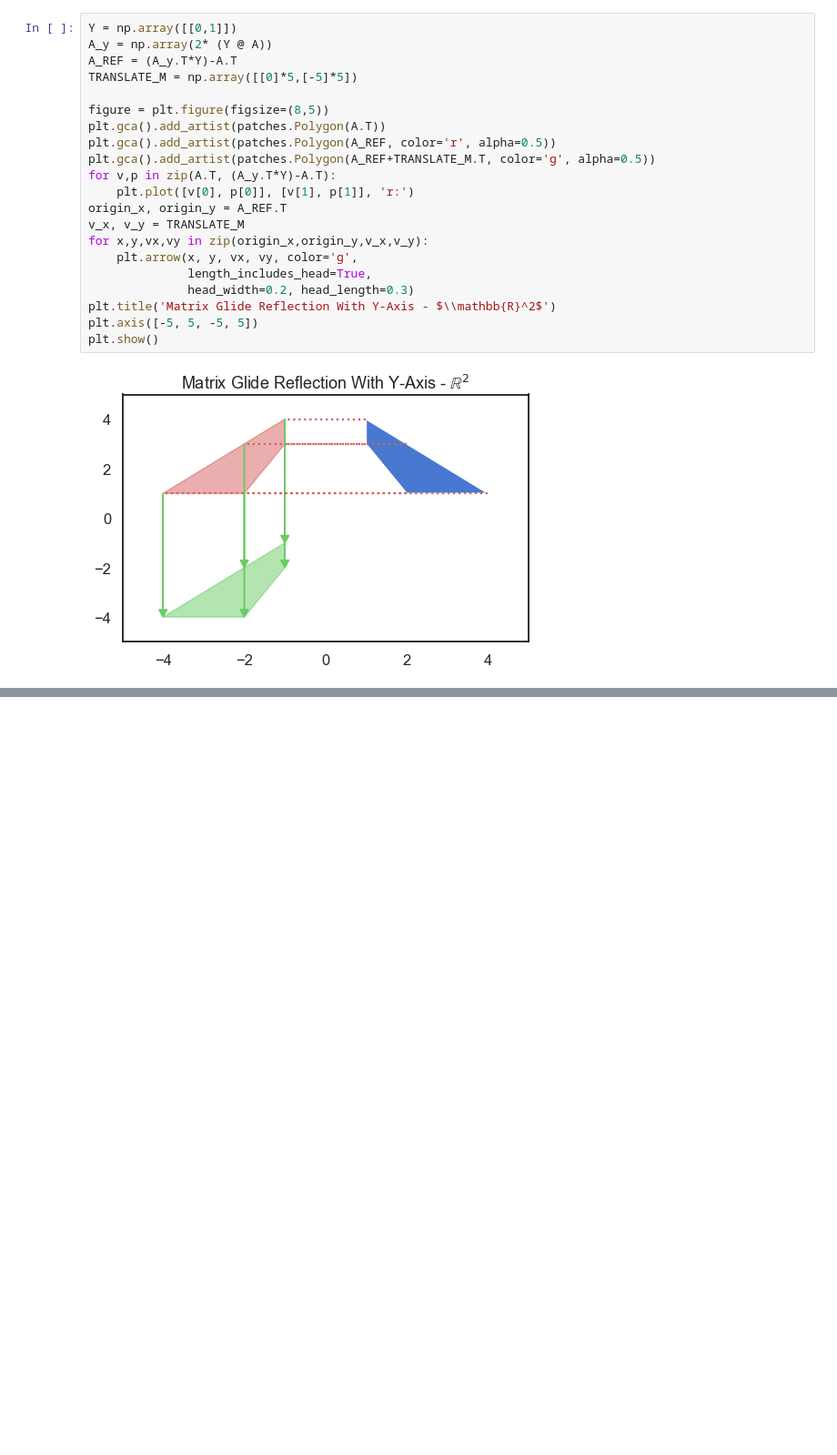
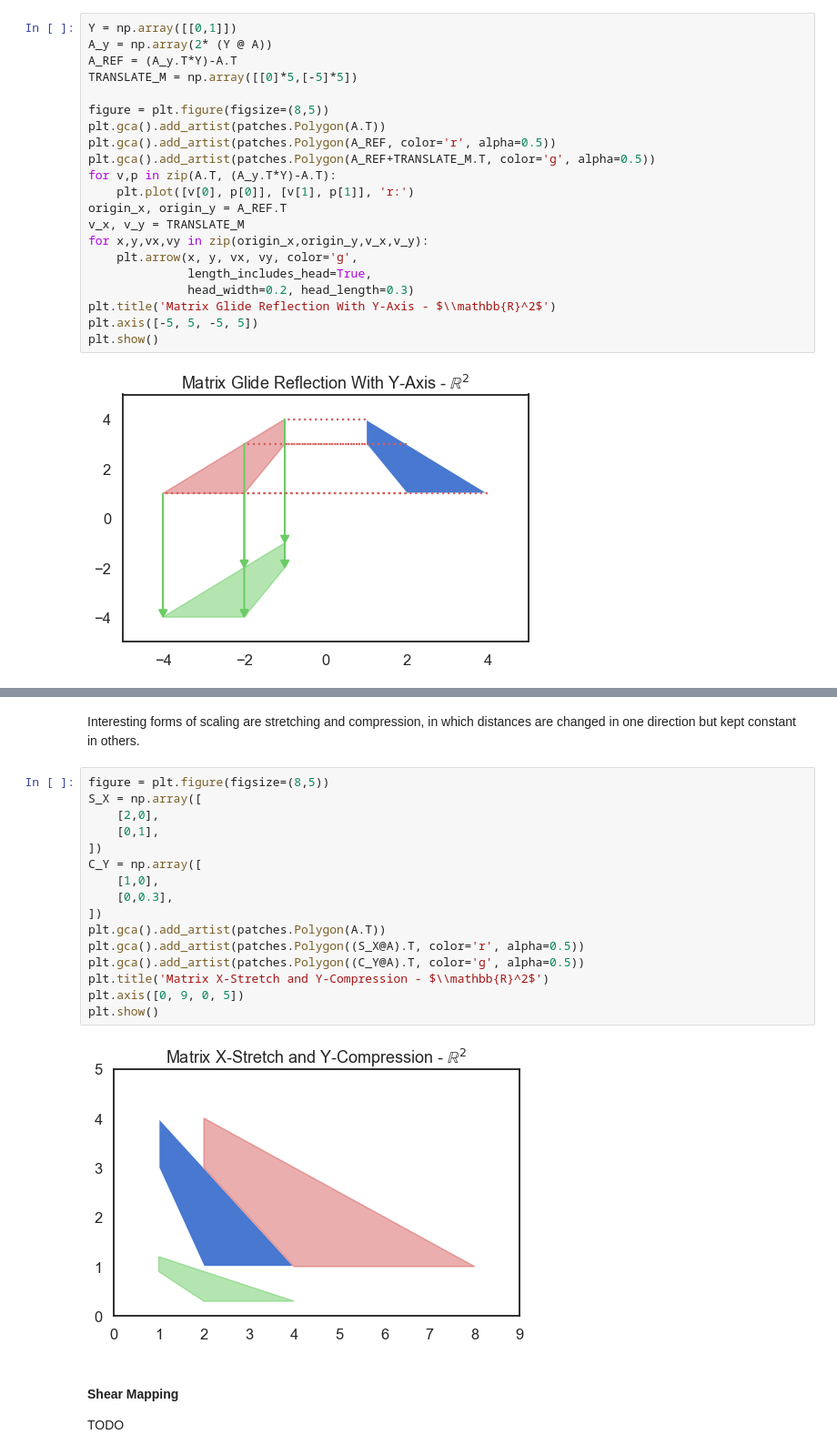
Before and after one commit to DataScienceFoundations/TadMaths, a Jupyter notebook: matrices.ipynb, the cells around one changed output, grey strips where cells are left out. Shown at 91% size. Saved outputs shown, nothing was run; the diff lists cells and outputs as text; blank space fills up the shorter version.

```diff
--- a/matrices.ipynb
+++ b/matrices.ipynb
@@ -735,0 +786,23 @@ plt.show()
+# %% [markdown]
+Interesting forms of scaling are stretching and compression, in which distances are changed in one direction but kept constant in others.
+# %%
+figure = plt.figure(figsize=(8,5))
+S_X = np.array([
+    [2,0],
+    [0,1],
+])
+C_Y = np.array([
+    [1,0],
+    [0,0.3],
+])
+plt.gca().add_artist(patches.Polygon(A.T))
+plt.gca().add_artist(patches.Polygon((S_X@A).T, color='r', alpha=0.5))
+plt.gca().add_artist(patches.Polygon((C_Y@A).T, color='g', alpha=0.5))
+plt.title('Matrix X-Stretch and Y-Compression - $\\mathbb{R}^2$')
+plt.axis([0, 9, 0, 5])
+plt.show()
+# %% [output]
+[figure, added]
+# %% [markdown]
+#### Shear Mapping
+TODO
```
Also changed, not shown: parts of 8 cells of this notebook.
